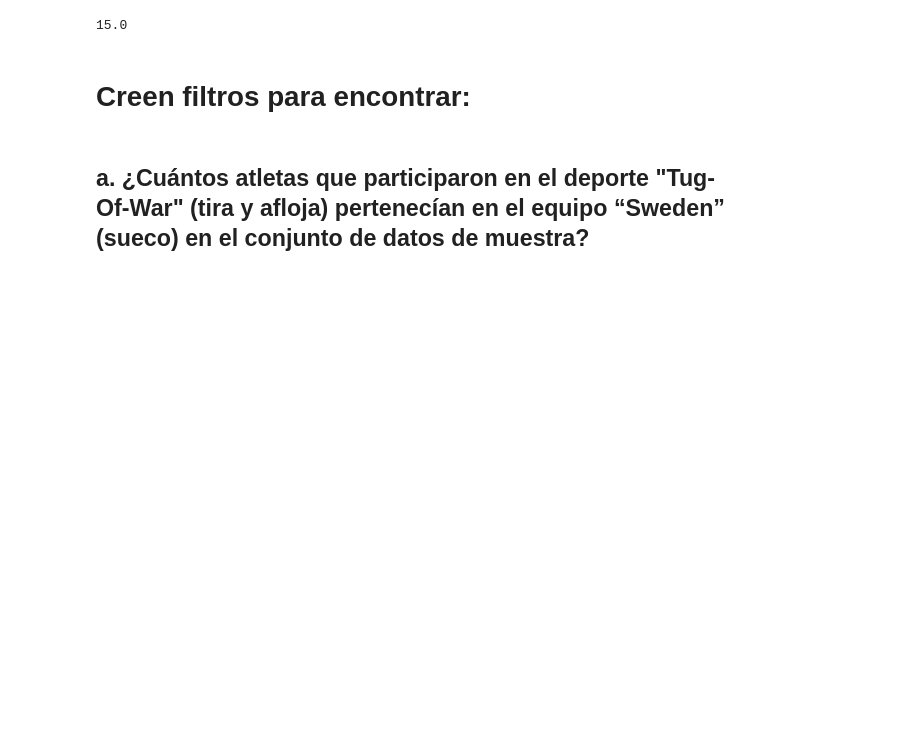
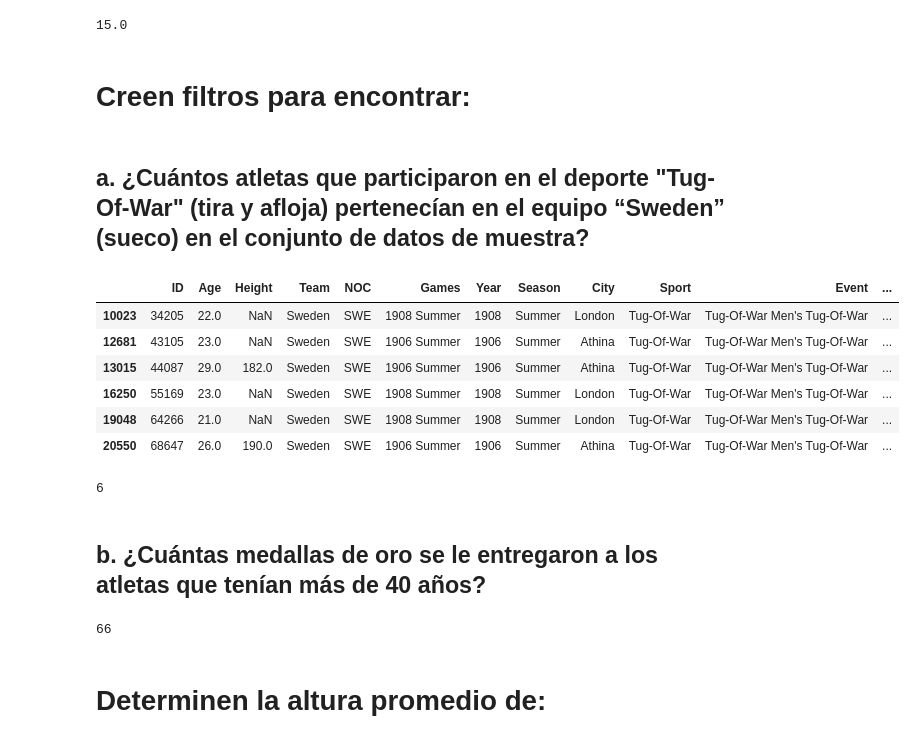
Before and after one commit to samantha-isaac/FirstCodes_DataScience, a Jupyter notebook: ejercicioAtletas.ipynb, the cells around one changed output. Drawn from its saved outputs; the diff is of its cells as text; code cells hidden in the pictures; blank space fills up the shorter version.

```diff
--- a/ejercicioAtletas.ipynb
+++ b/ejercicioAtletas.ipynb
@@ -85,3 +85,22 @@ df_city_London['Age'].min()
 # **Creen filtros para encontrar:**
 # %% [markdown]
 ## a. ¿Cuántos atletas que participaron en el deporte "Tug-Of-War" (tira y afloja) pertenecían en el equipo “Sweden” (sueco) en el conjunto de datos de muestra?
+# %%
+df_TOW_Sweden = df.loc[(df['Sport'] == 'Tug-Of-War') & (df['Team'] == 'Sweden')]
+# %%
+df_TOW_Sweden
+# %% [output]
+|  | ID | Age | Height | Team | NOC | Games | Year | Season | City | Sport | Event | ... |
+| 10023 | 34205 | 22.0 | NaN | Sweden | SWE | 1908 Summer | 1908 | Summer | London | Tug-Of-War | Tug-Of-War Men's Tug-Of-War | ... |
+| 12681 | 43105 | 23.0 | NaN | Sweden | SWE | 1906 Summer | 1906 | Summer | Athina | Tug-Of-War | Tug-Of-War Men's Tug-Of-War | ... |
+| 13015 | 44087 | 29.0 | 182.0 | Sweden | SWE | 1906 Summer | 1906 | Summer | Athina | Tug-Of-War | Tug-Of-War Men's Tug-Of-War | ... |
+| 16250 | 55169 | 23.0 | NaN | Sweden | SWE | 1908 Summer | 1908 | Summer | London | Tug-Of-War | Tug-Of-War Men's Tug-Of-War | ... |
+| 19048 | 64266 | 21.0 | NaN | Sweden | SWE | 1908 Summer | 1908 | Summer | London | Tug-Of-War | Tug-Of-War Men's Tug-Of-War | ... |
+| 20550 | 68647 | 26.0 | 190.0 | Sweden | SWE | 1906 Summer | 1906 | Summer | Athina | Tug-Of-War | Tug-Of-War Men's Tug-Of-War | ... |
+# %%
+#len(df_TOW_Sweden.index) #esta es otra manera de obtener el número de filas de una manera más rápida
+df_TOW_Sweden.shape[0] # 0 indica filas y el 1 indica columnas
+# %% [output]
+6
+# %% [markdown]
+##   b. ¿Cuántas medallas de oro se le entregaron a los atletas que tenían más de 40 años?
@@ -87,0 +110,6 @@ df_city_London['Age'].min()
+# %%
+df.loc[age_40_up & gold_medal, :].shape[0]
+# %% [output]
+66
+# %% [markdown]
+# Determinen la altura promedio de:
```
Also changed, not shown: parts of 10 cells of this notebook.
